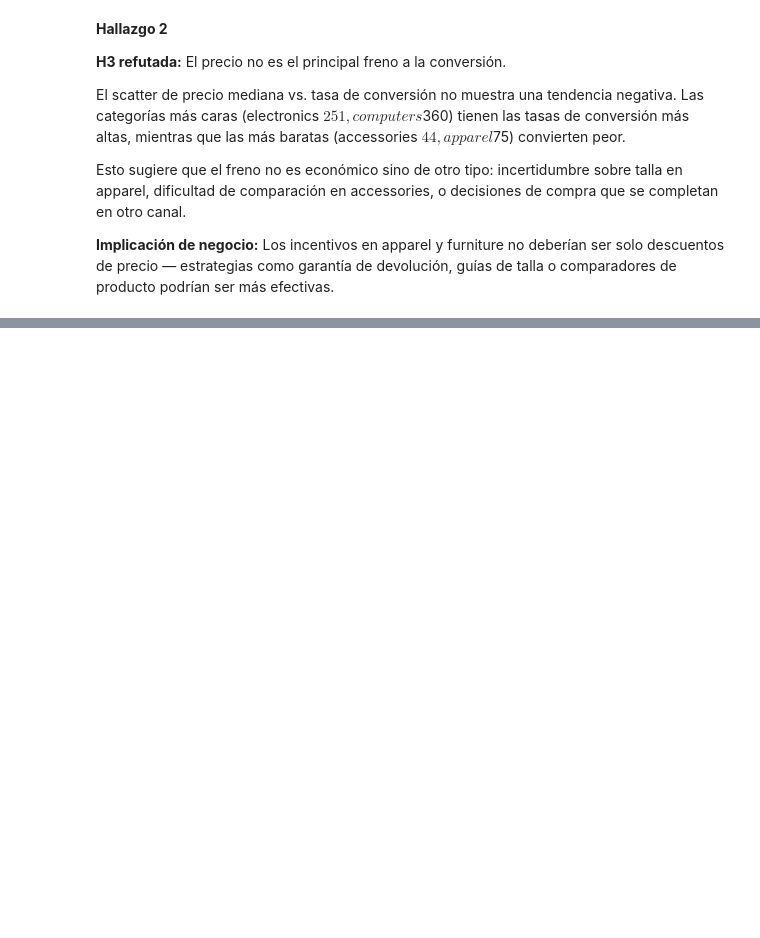
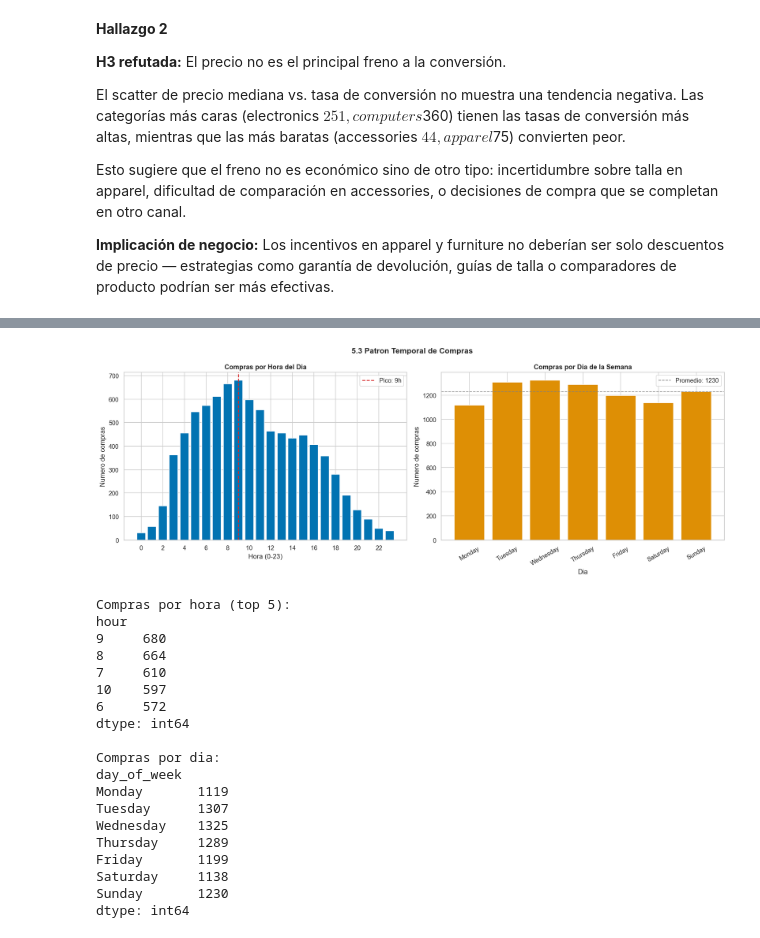
Before and after one commit to HeiderZapata/taller_visualiza_datos, a Jupyter notebook: taller 2.ipynb, the cells around one changed output, grey strips where cells are left out. Cells and saved outputs as stored; diff of their text form; code cells hidden in the pictures; blank space fills up the shorter version.

```diff
--- a/taller 2.ipynb
+++ b/taller 2.ipynb
@@ -546,0 +575,63 @@ Esto sugiere que el freno no es económico sino de otro tipo: incertidumbre sobr
+# %%
+fig, axes = plt.subplots(1, 2, figsize=(16, 6))
+fig.suptitle('5.3 Patron Temporal de Compras', fontsize=14, fontweight='bold')
+
+# Solo eventos de compra
+purchases = df_muestra[df_muestra['event_type'] == 'purchase'].copy()
+
+# --- Gráfico izquierdo: compras por hora del día ---
+compras_hora = purchases.groupby('hour').size()
+
+axes[0].bar(compras_hora.index, compras_hora.values,
+            color=sns.color_palette('colorblind')[0], edgecolor='white')
+axes[0].set_title('Compras por Hora del Dia', fontweight='bold')
+axes[0].set_xlabel('Hora (0-23)')
+axes[0].set_ylabel('Numero de compras')
+axes[0].set_xticks(range(0, 24, 2))
+axes[0].axvline(compras_hora.idxmax(), color='#d62728', linestyle='--',
+                linewidth=1.5, label=f"Pico: {compras_hora.idxmax()}h")
+axes[0].legend()
+
+# --- Gráfico derecho: compras por día de la semana ---
+orden_dias = ['Monday', 'Tuesday', 'Wednesday', 'Thursday', 'Friday', 'Saturday', 'Sunday']
+compras_dia = purchases.groupby('day_of_week').size().reindex(orden_dias)
+
+axes[1].bar(compras_dia.index, compras_dia.values,
+            color=sns.color_palette('colorblind')[1], edgecolor='white')
+axes[1].set_title('Compras por Dia de la Semana', fontweight='bold')
+axes[1].set_xlabel('Dia')
+axes[1].set_ylabel('Numero de compras')
+axes[1].tick_params(axis='x', rotation=30)
+axes[1].axhline(compras_dia.mean(), color='gray', linestyle='--',
+                linewidth=1.2, label=f"Promedio: {compras_dia.mean():.0f}")
+axes[1].legend()
+
+plt.tight_layout()
+plt.savefig('exploracion_03_patron_temporal.png', bbox_inches='tight')
+plt.show()
+
+print("Compras por hora (top 5):")
+print(compras_hora.sort_values(ascending=False).head())
+print("\nCompras por dia:")
+print(compras_dia)
+# %% [output]
+[figure, added]
+Compras por hora (top 5):
+hour
+9     680
+8     664
+7     610
+10    597
+6     572
+dtype: int64
+
+Compras por dia:
+day_of_week
+Monday       1119
+Tuesday      1307
+Wednesday    1325
+Thursday     1289
+Friday       1199
+Saturday     1138
+Sunday       1230
+dtype: int64
```
Also changed, not shown: parts of 12 cells of this notebook, 3 other files.
